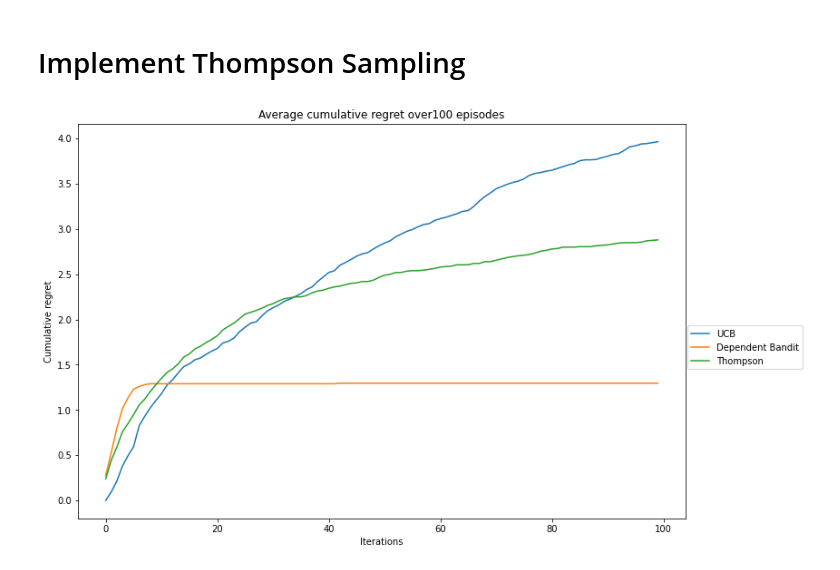
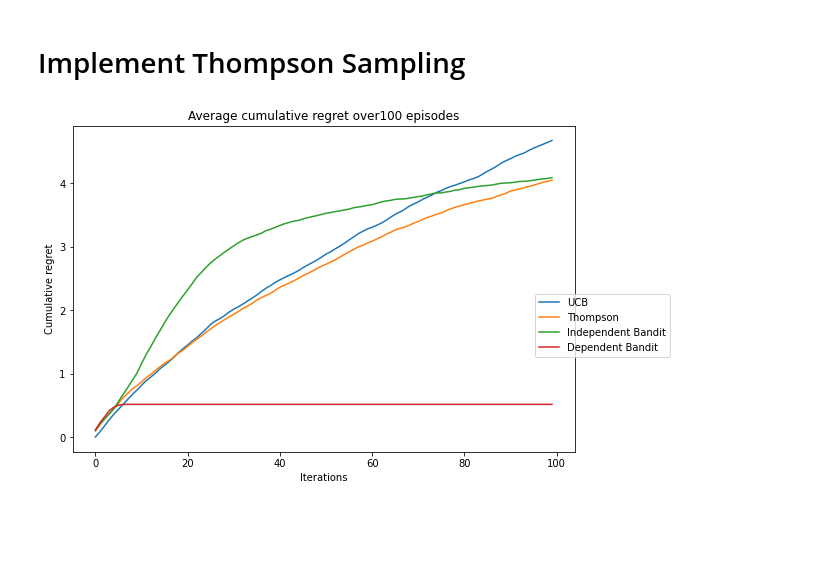
Before and after one commit to RchLi/PFC-as-Meta-RL, a Jupyter notebook: train.ipynb, the cells around one changed output. Saved outputs shown, nothing was run; the diff lists cells and outputs as text; code cells hidden in the pictures; blank space fills up the shorter version.

```diff
--- a/train.ipynb
+++ b/train.ipynb
@@ -110,9 +110,10 @@ T.save(agent.state_dict(), './agent_independent')
 # %%
 agent = A3C_LSTM(48, 2)
 agent.to(device)
+agent.load_state_dict(T.load('./trained/agent_dependent'))
 agent.eval()
 
-p_test = .75
+p_test = .6
 test_bandit = SimpleBandit(T.tensor([p_test]))
 
 p_action = [0, 0]
@@ -271,15 +251,16 @@ thompson_regrets /= episode_test
 # %%
 dependent_regrets = regrets
 # %%
-plt.figure(figsize=(12,8))
+plt.figure(figsize=(9,6))
 plt.plot(ucb_regrets, label="UCB")
+plt.plot(thompson_regrets, label="Thompson")
+plt.plot(independent_regrets, label='Independent Bandit')
 plt.plot(dependent_regrets, label='Dependent Bandit')
-plt.plot(thompson_regrets, label="Thompson")
 plt.legend(bbox_to_anchor=(1.2, 0.5))
 plt.xlabel("Iterations")
 plt.ylabel("Cumulative regret")
 plt.title("Average cumulative regret over"
           + str(episodes) + " episodes")
 plt.show()
 # %% [output]
-[figure, old version]
+[figure, new version]
```
Also changed, not shown: parts of 4 cells of this notebook, 6 other files.
